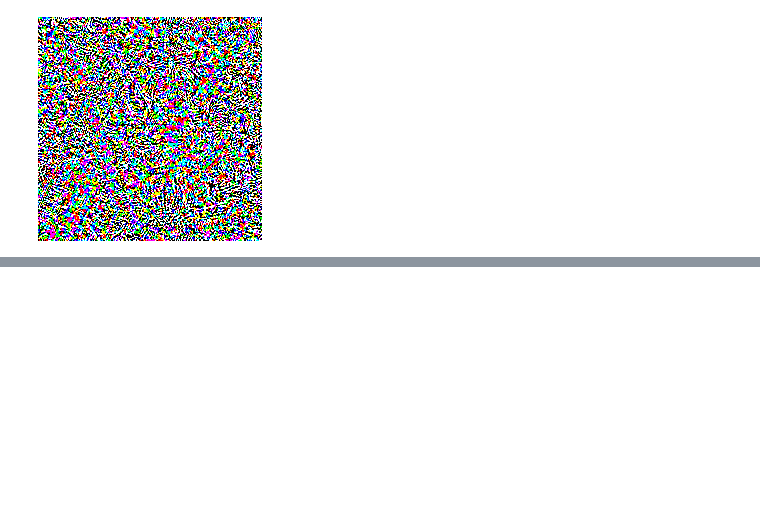
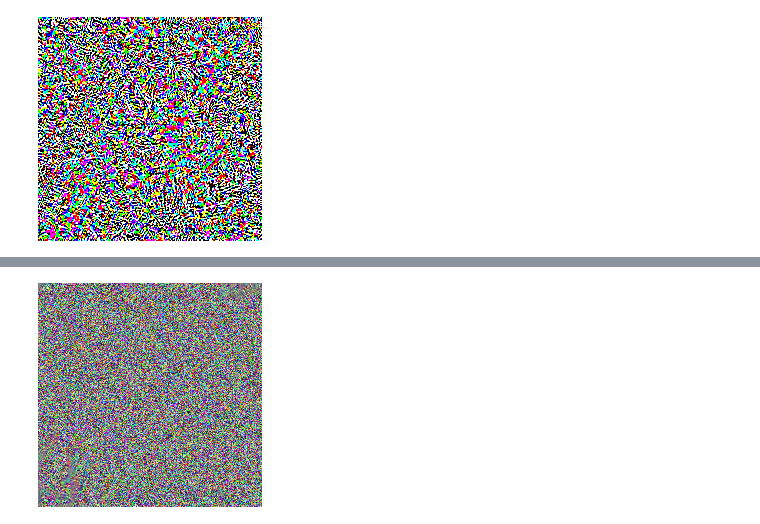
Before and after one commit to danjacobellis/FTML, a Jupyter notebook: experiments/fgsm.ipynb, the cells around one changed output, grey strips where cells are left out. Saved outputs shown, nothing was run; the diff lists cells and outputs as text; code cells hidden in the pictures; blank space fills up the shorter version.

```diff
--- a/experiments/fgsm.ipynb
+++ b/experiments/fgsm.ipynb
@@ -59,0 +62,4 @@ adding +- 256 to image
+# %%
+show_perturbation(gradient/np.mean(np.abs(gradient)))
+# %% [output]
+[figure, added]
```
Also changed, not shown: parts of 5 cells of this notebook, 1 other file.
